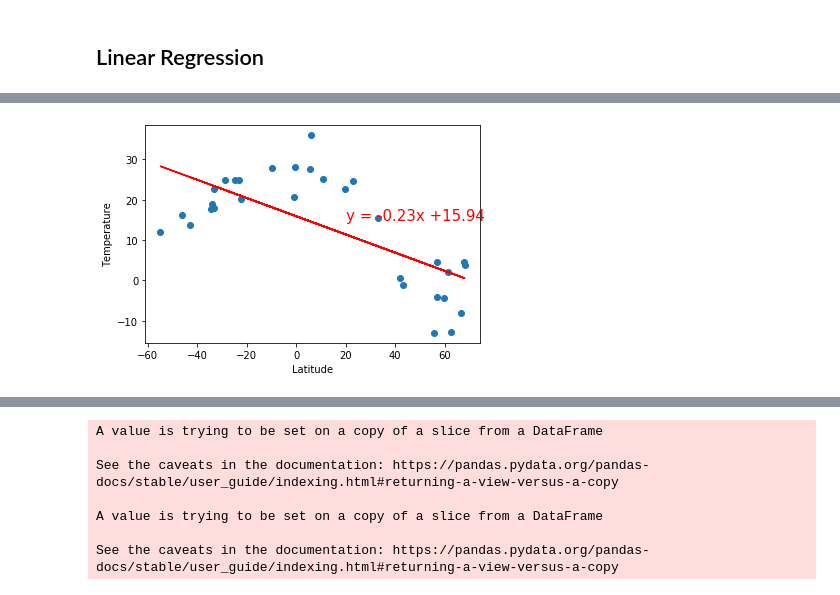
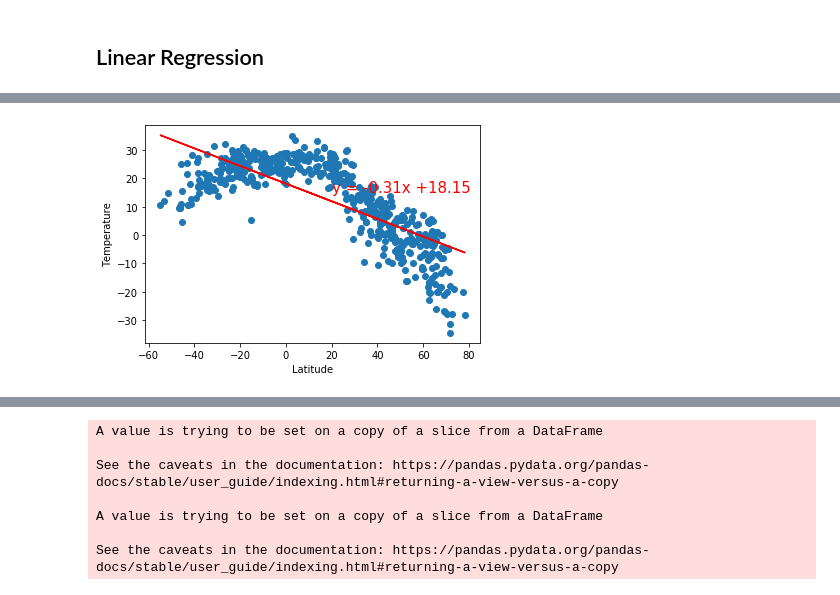
Before and after one commit to informidas/api-challenge, a Jupyter notebook: WeatherPy.ipynb, the cells around one changed output, grey strips where cells are left out. Drawn from its saved outputs; the diff is of its cells as text; code cells hidden in the pictures.

```diff
--- a/WeatherPy.ipynb
+++ b/WeatherPy.ipynb
@@ -58,6 +58,6 @@ units = "metric"
 # Build partial query URL
 query_url = f"{url}appid={weather_api_key}&units={units}&q="
 # %%
-#city_name = 'kirksville'
-#response = requests.get(query_url + city_name).json()
-#print(response)
+city_name = 'kirksville'
+response = requests.get(query_url + city_name).json()
+print(response)
@@ -69,25 +71,27 @@ query_url = f"{url}appid={weather_api_key}&units={units}&q="
 # set up lists to hold reponse info
 city = []
 lat = []
+lon = []
 temp = []
 humidity = []
 clouds = []
 windspeed = []
 temp_max = []
 
-try:
+
     # Loop through the list of cities and perform a request for data on each
-    for city_name in cities:
+for city_name in cities:
+    try:
         response = requests.get(query_url + city_name).json()
         lat.append(response['coord']['lat'])
+        lon.append(response['coord']['lon'])
         temp.append(response['main']['temp'])
         humidity.append(response['main']['humidity'])
         clouds.append(response['clouds']['all'])
         windspeed.append(response['wind']['speed'])
         temp_max.append(response['main']['temp_max'])
         city.append(city_name)
-
-except (IndexError, KeyError, ValueError ):
-    print("Data for one or more Keys is missing - skipping record...")
+    except (KeyError, ValueError, IndexError):
+        print("Data for one or more Keys is missing - skipping record...")
 # %% [output]
 Data for one or more Keys is missing - skipping record...
@@ -99,6 +119,7 @@ Data for one or more Keys is missing - skipping record...
 weather_dict = {
     "city": city,
     "lat": lat,
+    "lon": lon,
     "temp": temp,
     "humidity": humidity,
     "clouds": clouds,
@@ -214,32 +231,55 @@ plt.show()
 # %%
 # OPTIONAL: Create a function to create Linear Regression plots
 
+y_dimen = ["temp", "humidity", "clouds", "windspeed"]
 x_values = weather_data["lat"]
+
 y_values = weather_data["temp"],
 
-# Perform a linear regression on temperature vs. latitude
-(slope, intercept, rvalue, pvalue, stderr) = linregress(x_values, y_values)
+for y_values in y_dimen:
 
-# Get regression values
-regress_values = x_values * slope + intercept
-#print(regress_values)
+    # Perform a linear regression on temperature vs. latitude
+    (slope, intercept, rvalue, pvalue, stderr) = linregress(x_values, weather_data[y_values])
 
-# Create line equation string
-line_eq = "y = " + str(round(slope,2)) + "x +" + str(round(intercept,2))
-print(line_eq)
+    # Get regression values
+    regress_values = x_values * slope + intercept
+    #print(regress_values)
 
-# Create Plot
-plt.scatter(x_values,y_values)
-plt.plot(x_values,regress_values,"r-")
+    # Create line equation string
+    line_eq = "y = " + str(round(slope,2)) + "x +" + str(round(intercept,2))
 
-# Label plot and annotate the line equation
-plt.xlabel('Latitude')
-plt.ylabel('Temperature')
-plt.annotate(line_eq,(20,15),fontsize=15,color="red")
 
-# Print r square value
-print(f"The r-squared is: {rvalue}")
+    # Create Plot
+    plt.scatter(x_values,weather_data[y_values])
+    plt.plot(x_values,regress_values,"r-")
 
-# Show plot
-plt.show()
+    # Label plot and annotate the line equation
+    plt.xlabel('Latitude')
+
+    if y_values == "temp":
+        plt.ylabel('Temperature')
+        regress_title = "Linear Regression: Latitude vs. Temperature"
+
+    elif y_values == "humidity":
+        plt.ylabel('Humidity')
+        regress_title = "Linear Regression: Latitude vs. Humidity"
+
+    elif y_values == "clouds":
+        plt.ylabel('Cloudiness')
+        regress_title = "Linear Regression: Latitude vs. Cloudiness"
+
+    elif y_values == "windspeed":
+        plt.ylabel('Windiness')
+        regress_title = "Linear Regression: Latitude vs. Windiness"
+
+    plt.annotate(line_eq,(20,15),fontsize=15,color="red")
+
+    # Print r square value
+    print(regress_title)
+    print("--"* 25)
+    print(line_eq)
+    print(f"The r-squared is: {rvalue}")
+
+    # Show plot
+    plt.show()
 # %% [output]
@@ -248 +290 @@ The r-squared is: -0.6919214451880785
-[figure, old version]
+[figure, new version]
```
Also changed, not shown: parts of 17 cells of this notebook, 12 other files.
